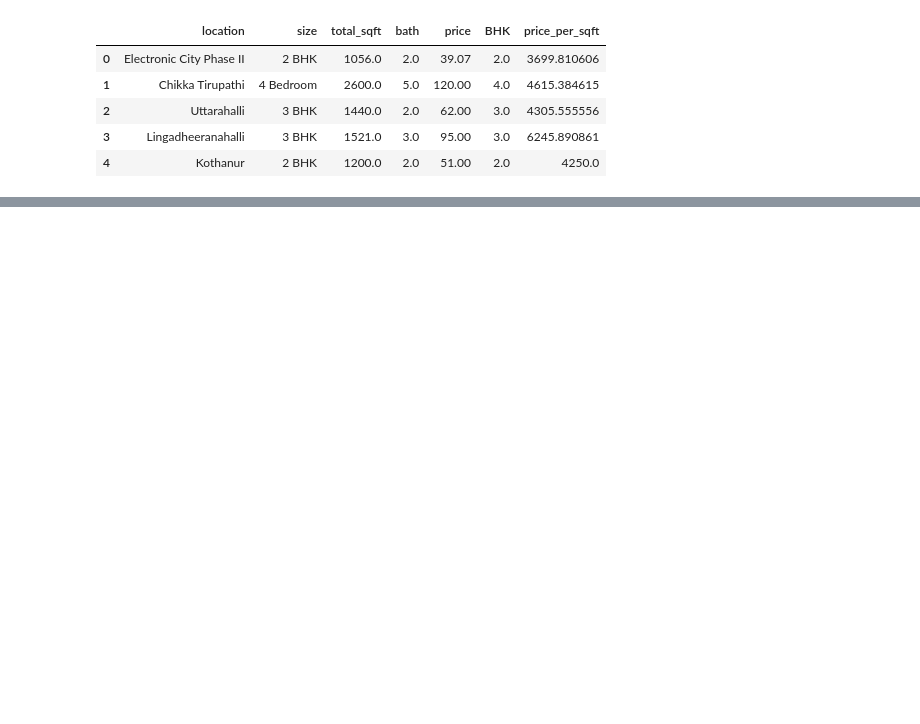
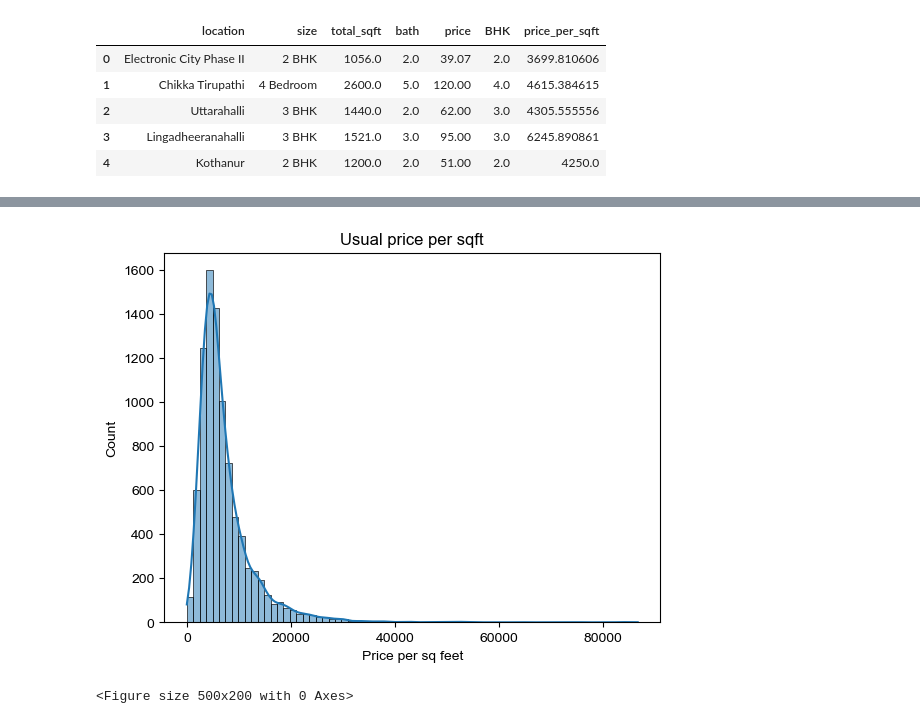
Before and after one commit to nessa01macias/Real-State-ML-Project, a Jupyter notebook: Real Estate Price Prediction - Machine Learning.ipynb, the cells around one changed output, grey strips where cells are left out. Drawn from its saved outputs; the diff is of its cells as text; code cells hidden in the pictures; blank space fills up the shorter version.

```diff
--- a/Real Estate Price Prediction - Machine Learning.ipynb
+++ b/Real Estate Price Prediction - Machine Learning.ipynb
@@ -320,9 +322,9 @@ df5.shape
 # %%
 # remove outliers for the price_per_sqft based on the standard deviation
-new_df = pd.DataFrame()
+df6 = pd.DataFrame()
 for location, location_df in df5.groupby('location'):
     mean = np.mean(location_df.price_per_sqft)
     std = np.std(location_df.price_per_sqft)
     reduced_df = location_df[(location_df.price_per_sqft>(mean - std)) & (location_df.price_per_sqft<=(mean + std))]
-    new_df = pd.concat([new_df,reduced_df], ignore_index = True)
+    df6 = pd.concat([df6,reduced_df], ignore_index = True)
 # %%
@@ -373,0 +412,9 @@ plot_scatter_chart(new_df,"Akshaya Nagar")
+# %%
+sns.histplot(data=new_df, x=new_df['price_per_sqft'], bins=70,kde=True).set(title='Usual price per sqft')
+plt.xlabel("Price per sq feet")
+fig = plt.figure(figsize = (5,2))
+sns.set(style="darkgrid")
+plt.show()
+# %% [output]
+[figure, added]
+<Figure size 500x200 with 0 Axes>
```
Also changed, not shown: parts of 36 cells of this notebook.
